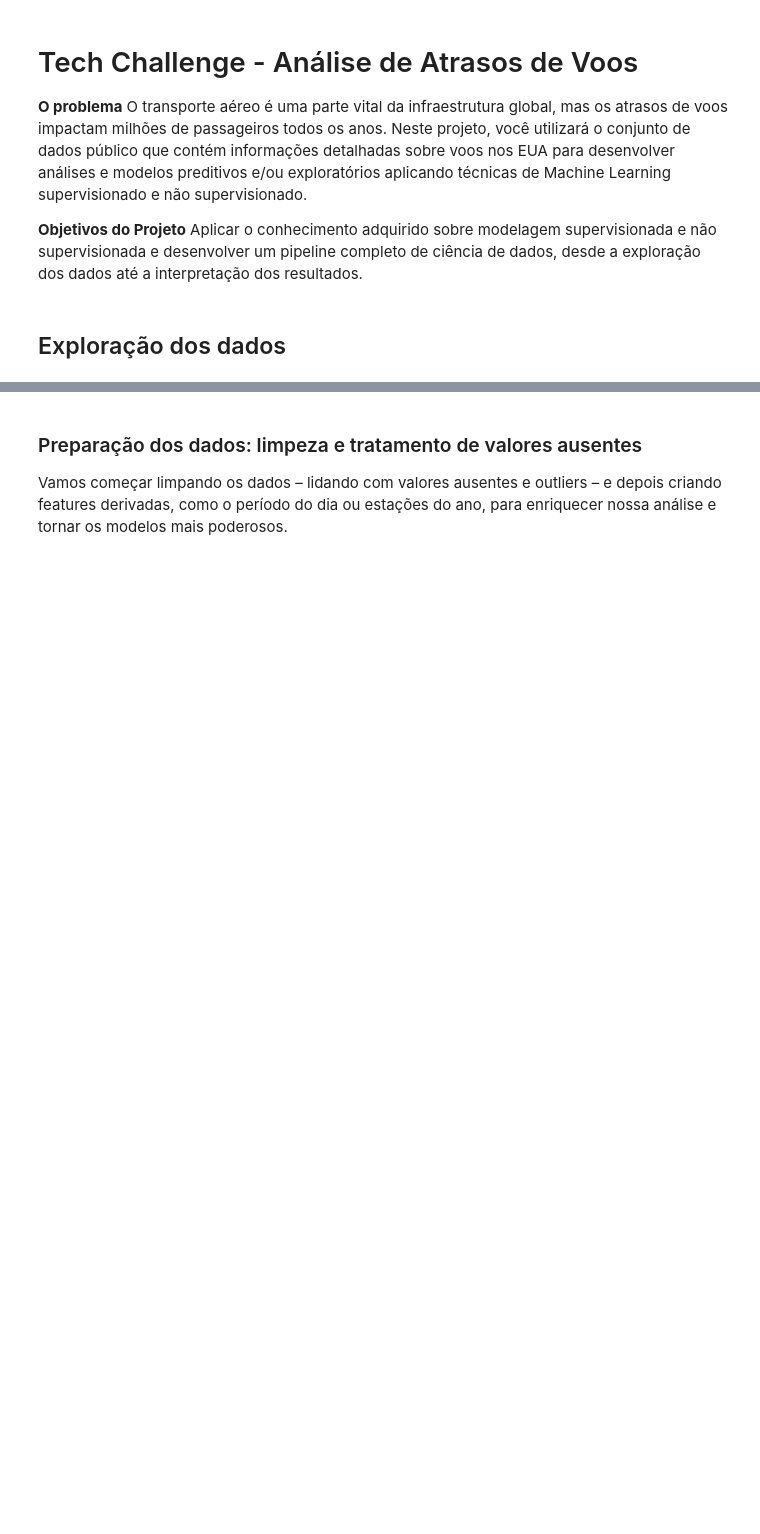
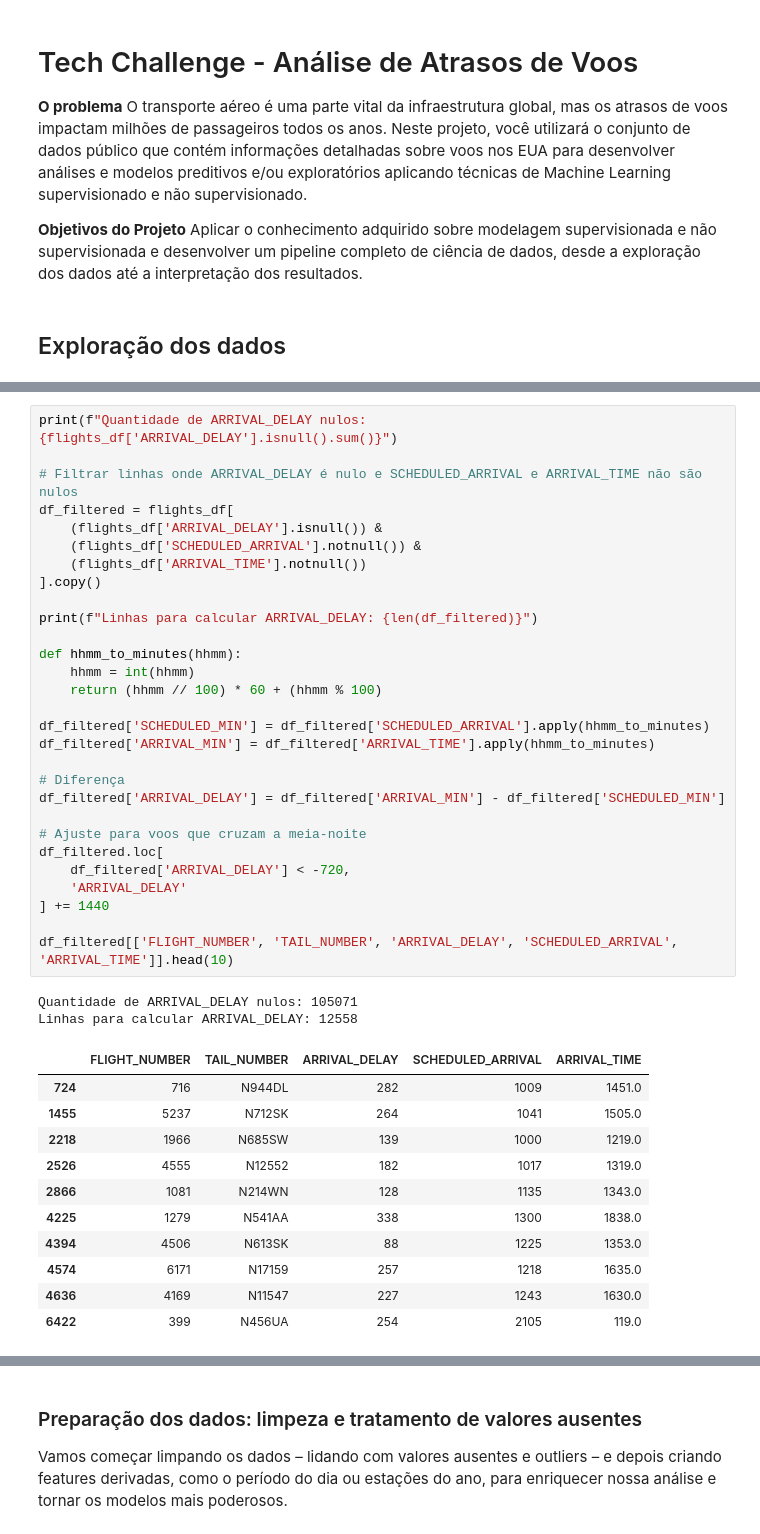
Before and after one commit to anacarolineas/tech-challenge-flights, a Jupyter notebook: analise_atrasos_voos.ipynb, the cells around one changed output, grey strips where cells are left out. Saved outputs shown, nothing was run; the diff lists cells and outputs as text; blank space fills up the shorter version.

```diff
--- a/analise_atrasos_voos.ipynb
+++ b/analise_atrasos_voos.ipynb
@@ -75,0 +72,43 @@ Antes de avançar para visualizações e modelagem preditiva, realizaremos uma a
+# %%
+print(f"Quantidade de ARRIVAL_DELAY nulos: {flights_df['ARRIVAL_DELAY'].isnull().sum()}")
+
+# Filtrar linhas onde ARRIVAL_DELAY é nulo e SCHEDULED_ARRIVAL e ARRIVAL_TIME não são nulos
+df_filtered = flights_df[
+    (flights_df['ARRIVAL_DELAY'].isnull()) &
+    (flights_df['SCHEDULED_ARRIVAL'].notnull()) &
+    (flights_df['ARRIVAL_TIME'].notnull())
+].copy()
+
+print(f"Linhas para calcular ARRIVAL_DELAY: {len(df_filtered)}")
+
+def hhmm_to_minutes(hhmm):
+    hhmm = int(hhmm)
+    return (hhmm // 100) * 60 + (hhmm % 100)
+
+df_filtered['SCHEDULED_MIN'] = df_filtered['SCHEDULED_ARRIVAL'].apply(hhmm_to_minutes)
+df_filtered['ARRIVAL_MIN'] = df_filtered['ARRIVAL_TIME'].apply(hhmm_to_minutes)
+
+# Diferença
+df_filtered['ARRIVAL_DELAY'] = df_filtered['ARRIVAL_MIN'] - df_filtered['SCHEDULED_MIN']
+
+# Ajuste para voos que cruzam a meia-noite
+df_filtered.loc[
+    df_filtered['ARRIVAL_DELAY'] < -720,
+    'ARRIVAL_DELAY'
+] += 1440
+
+df_filtered[['FLIGHT_NUMBER', 'TAIL_NUMBER', 'ARRIVAL_DELAY', 'SCHEDULED_ARRIVAL', 'ARRIVAL_TIME']].head(10)
+# %% [output]
+Quantidade de ARRIVAL_DELAY nulos: 105071
+Linhas para calcular ARRIVAL_DELAY: 12558
+|  | FLIGHT_NUMBER | TAIL_NUMBER | ARRIVAL_DELAY | SCHEDULED_ARRIVAL | ARRIVAL_TIME |
+| 724 | 716 | N944DL | 282 | 1009 | 1451.0 |
+| 1455 | 5237 | N712SK | 264 | 1041 | 1505.0 |
+| 2218 | 1966 | N685SW | 139 | 1000 | 1219.0 |
+| 2526 | 4555 | N12552 | 182 | 1017 | 1319.0 |
+| 2866 | 1081 | N214WN | 128 | 1135 | 1343.0 |
+| 4225 | 1279 | N541AA | 338 | 1300 | 1838.0 |
+| 4394 | 4506 | N613SK | 88 | 1225 | 1353.0 |
+| 4574 | 6171 | N17159 | 257 | 1218 | 1635.0 |
+| 4636 | 4169 | N11547 | 227 | 1243 | 1630.0 |
+| 6422 | 399 | N456UA | 254 | 2105 | 119.0 |
```
Also changed, not shown: parts of 27 cells of this notebook.
